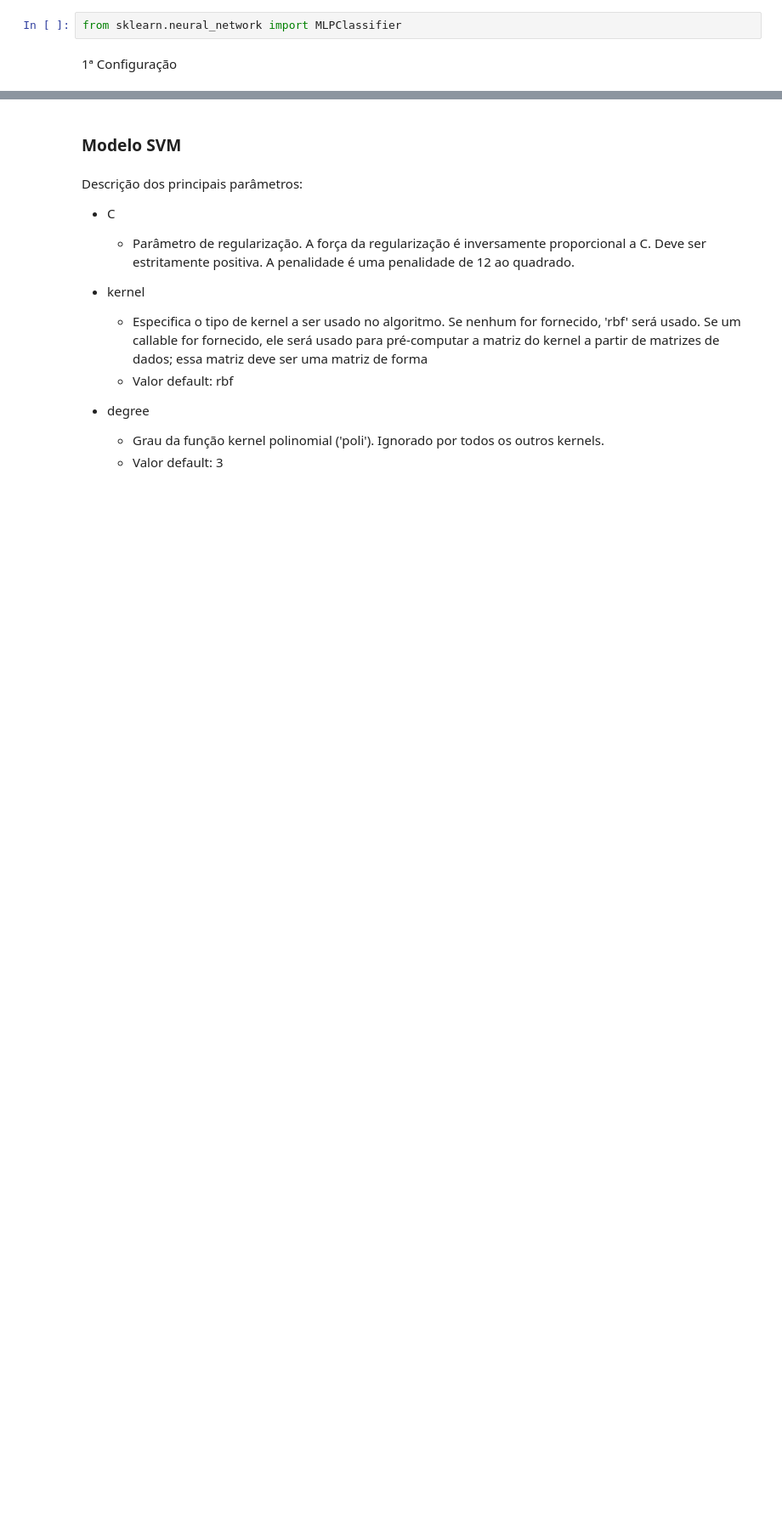
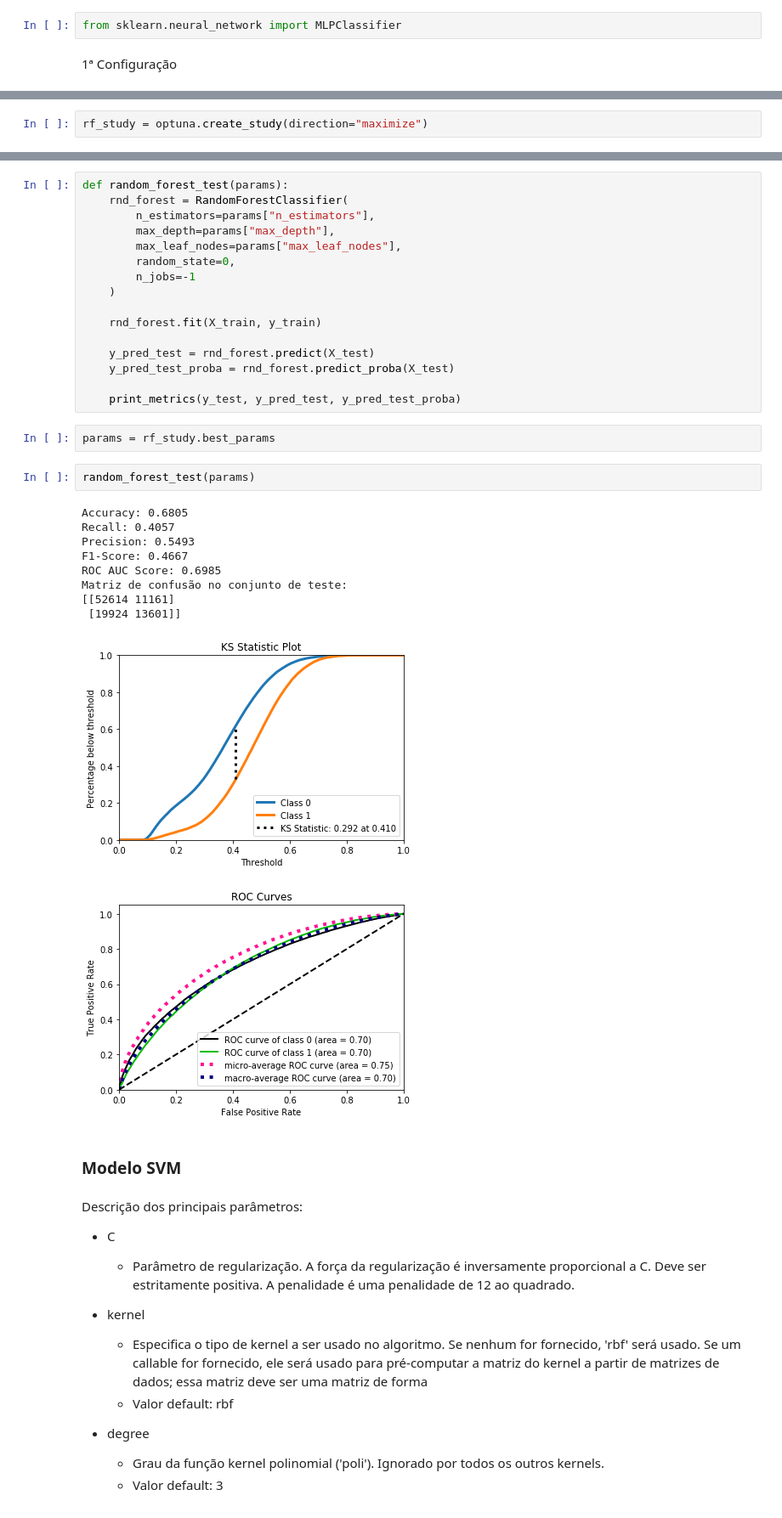
Before and after one commit to KilnerJhow/redes-neurais, a Jupyter notebook: projeto_redes_neurais.ipynb, the cells around one changed output, grey strips where cells are left out. Shown: that part at 85% size. Saved outputs shown, nothing was run; the diff lists cells and outputs as text; blank space fills up the shorter version.

```diff
--- a/projeto_redes_neurais.ipynb
+++ b/projeto_redes_neurais.ipynb
@@ -283,0 +477,2 @@ Matriz de confusão no conjunto de teste:
+# %%
+rf_study = optuna.create_study(direction="maximize")
@@ -284,3 +501,34 @@ Matriz de confusão no conjunto de teste:
+# %%
+def random_forest_test(params):
+    rnd_forest = RandomForestClassifier(
+        n_estimators=params["n_estimators"],
+        max_depth=params["max_depth"],
+        max_leaf_nodes=params["max_leaf_nodes"],
+        random_state=0,
+        n_jobs=-1
+    )
+
+    rnd_forest.fit(X_train, y_train)
+
+    y_pred_test = rnd_forest.predict(X_test)
+    y_pred_test_proba = rnd_forest.predict_proba(X_test)
+
+    print_metrics(y_test, y_pred_test, y_pred_test_proba)
+# %%
+params = rf_study.best_params
+# %%
+random_forest_test(params)
+# %% [output]
+Accuracy: 0.6805
+Recall: 0.4057
+Precision: 0.5493
+F1-Score: 0.4667
+ROC AUC Score: 0.6985
+Matriz de confusão no conjunto de teste:
+[[52614 11161]
+ [19924 13601]]
+[figure, added]
+[figure, added]
 # %% [markdown]
 ### Modelo SVM
 # %% [markdown]
```
Also changed, not shown: parts of 53 cells of this notebook.
